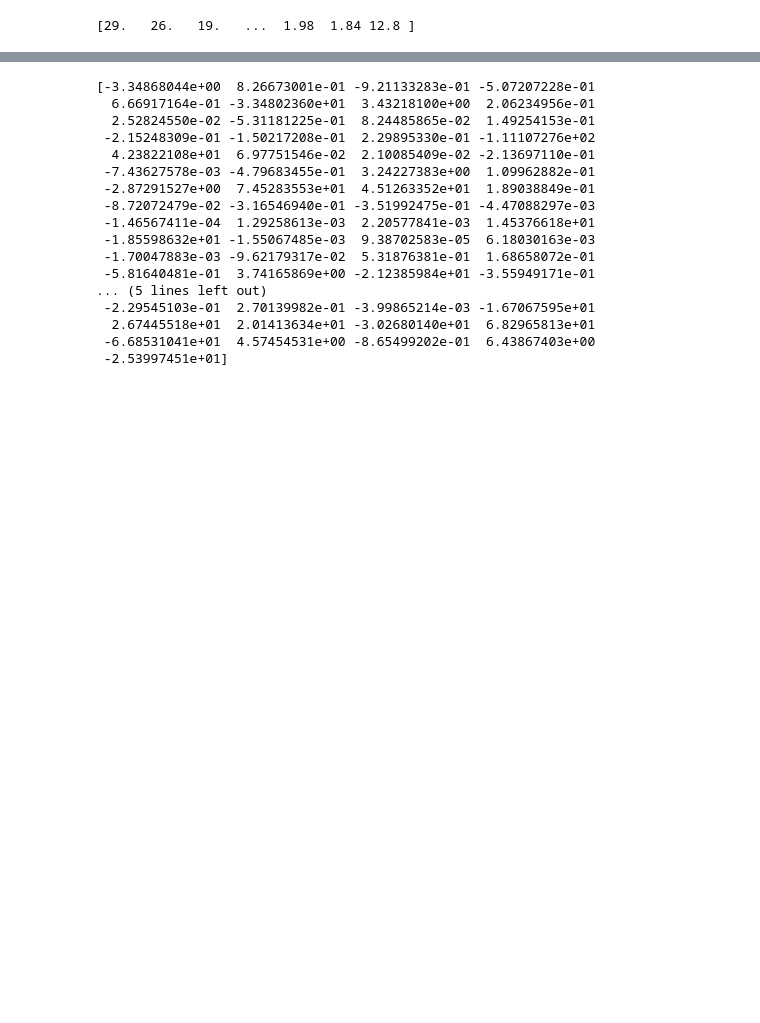
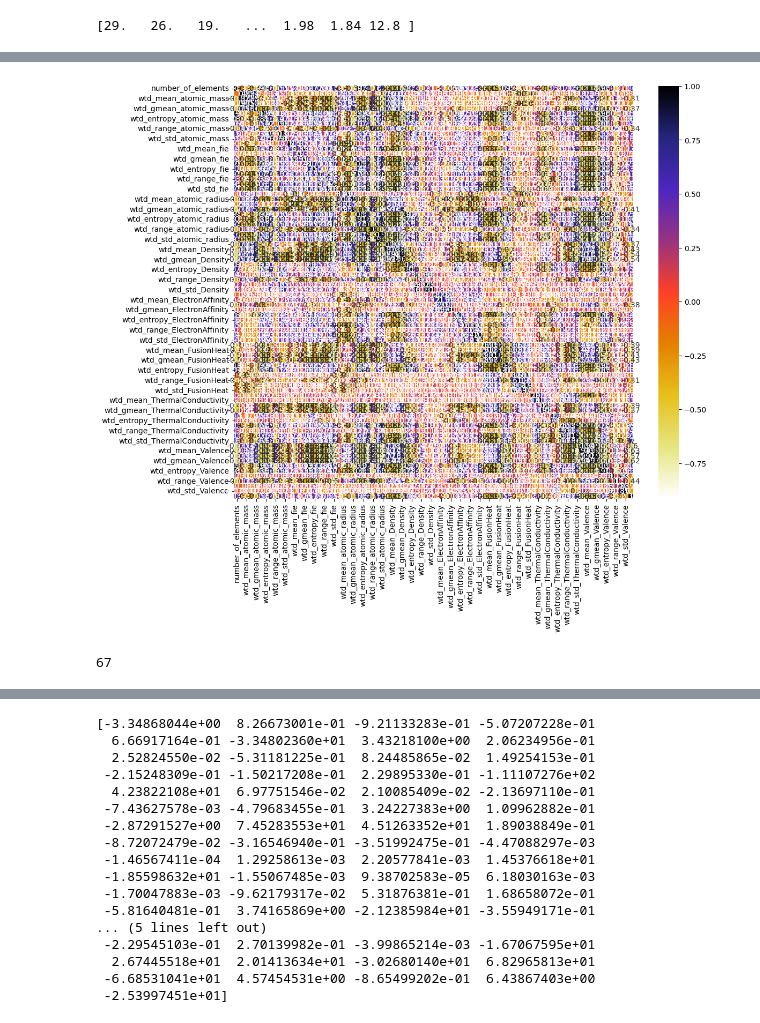
Before and after one commit to sindhuja-reddy/data_mining, a Jupyter notebook: Ordinary Least Squares.ipynb, the cells around one changed output, grey strips where cells are left out. Drawn from its saved outputs; the diff is of its cells as text; code cells hidden in the pictures; blank space fills up the shorter version.

```diff
--- a/Ordinary Least Squares.ipynb
+++ b/Ordinary Least Squares.ipynb
@@ -66,3 +93,11 @@ print(y)
 # %%
 from sklearn.model_selection import train_test_split
 x_train,x_test,y_train,y_test=train_test_split(x,y,test_size=0.2,random_state=0,shuffle=True)
+# %%
+#Using Pearson Correlation
+plt.figure(figsize=(12,10))
+correlation = ct_data.corr()
+sns.heatmap(correlation, annot=True, cmap=plt.cm.CMRmap_r)
+plt.show()
+# %% [output]
+[figure, added]
@@ -68,0 +114,5 @@ x_train,x_test,y_train,y_test=train_test_split(x,y,test_size=0.2,random_state=0,
+# %%
+corr_features = correlation(ct_data, 0.7)
+len(set(corr_features))
+# %% [output]
+67
```
Also changed, not shown: parts of 16 cells of this notebook.
